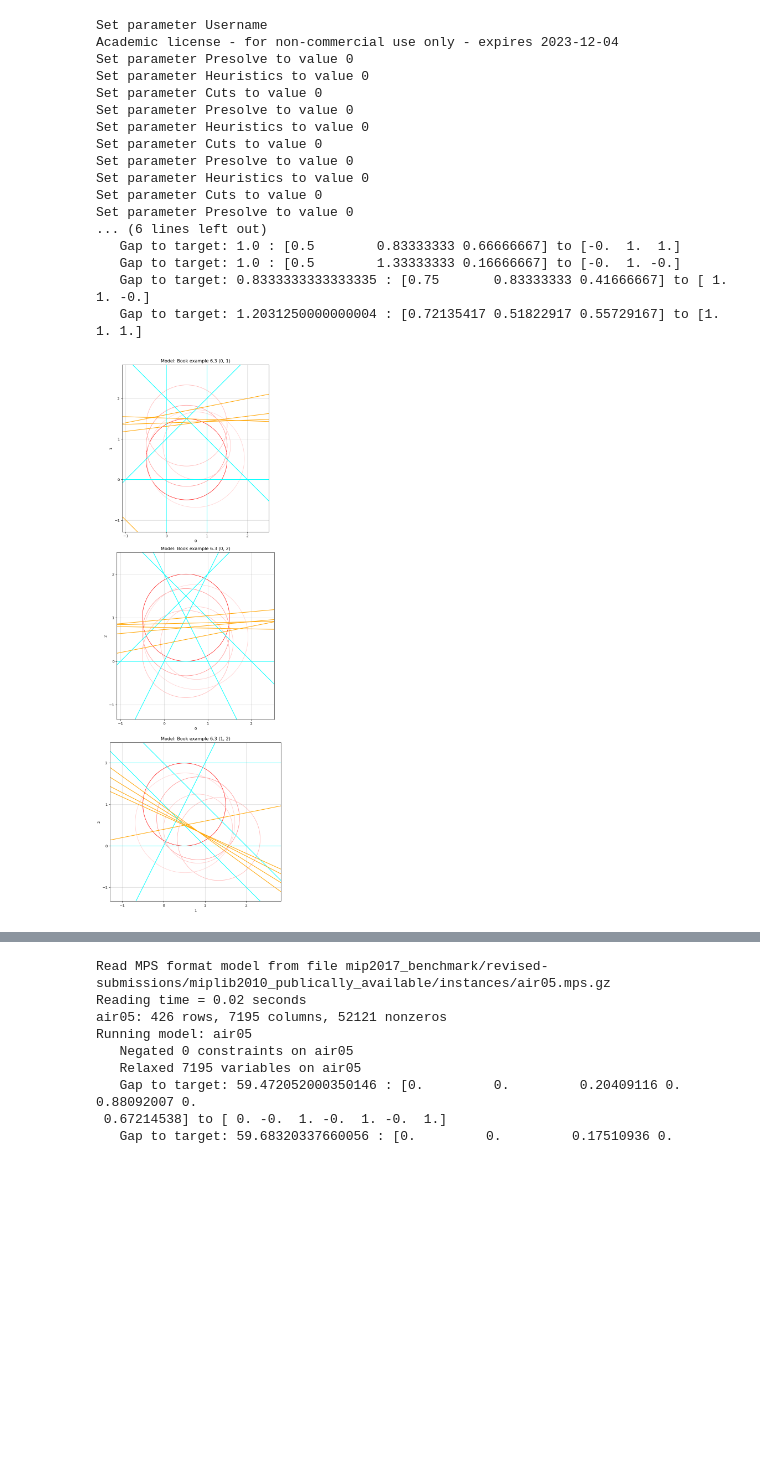
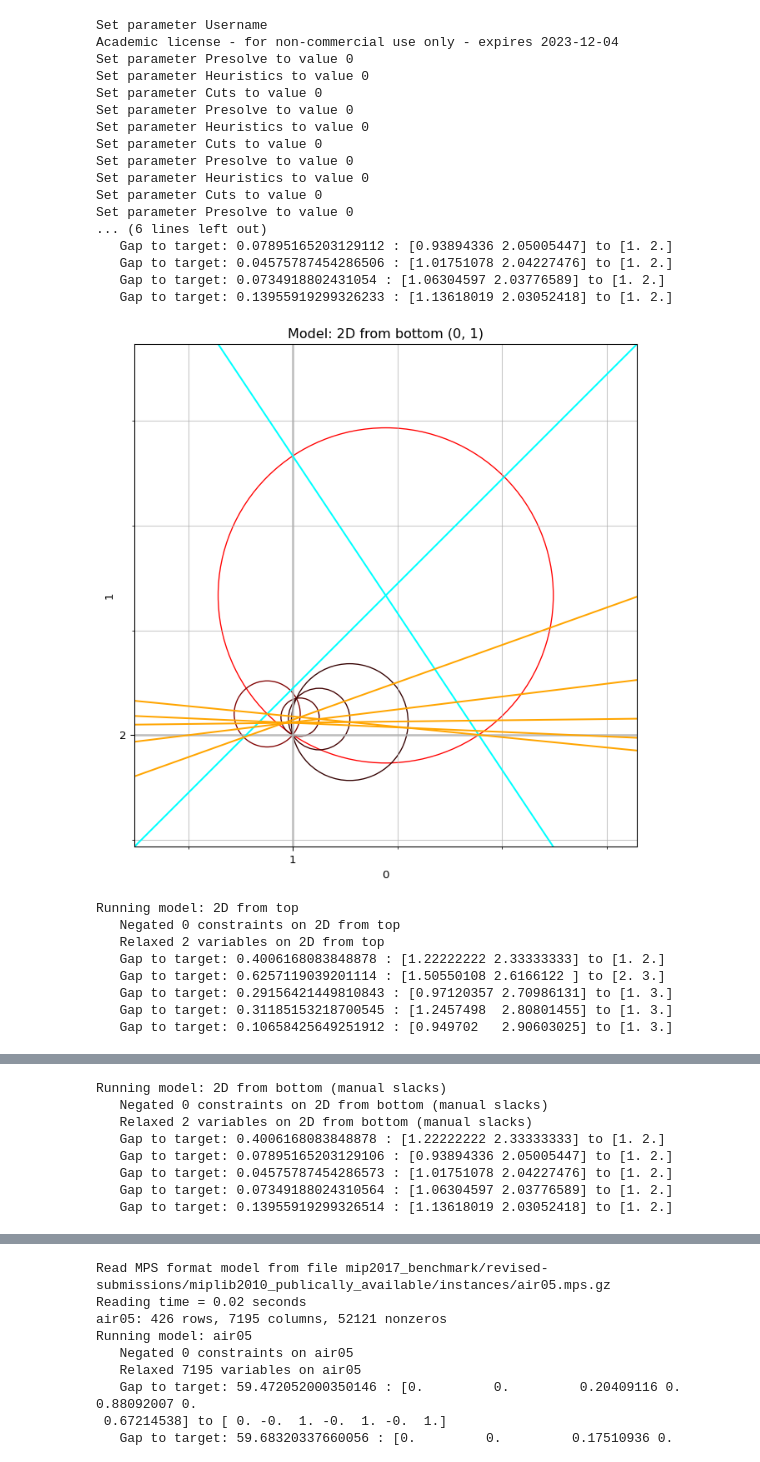
Before and after one commit to BrannonKing/intersection_cuts, a Jupyter notebook: main.ipynb, the cells around one changed output, grey strips where cells are left out. Saved outputs shown, nothing was run; the diff lists cells and outputs as text; code cells hidden in the pictures; blank space fills up the shorter version.

```diff
--- a/main.ipynb
+++ b/main.ipynb
@@ -25,7 +25,7 @@ def add_balas_ball_cut(relaxed: gp.Model, target, integer_vars, integer_idx, plo
     # get the length of that vector via norm1 (plus 1 if we're an int column)
     # add our cut: sum_j(x_j/a_j)
 
-    norm = 1
+    norm = 2
     current = integer_vars.X
     radius = np.linalg.norm(current - target, norm)
     if radius <= relaxed.params.FeasibilityTol:
@@ -103,36 +103,44 @@ def run_cuts_to_nearest_int(instances, cut_function, loops=5, graph_2D_3D=True):
         gu.standardize_lt_to_gt(model)
         int_vars, int_idx = gu.relax_int_or_bin_to_continuous(model)
         plotter = pu.create(model) if graph_2D_3D else None
         for i in range(loops):
             model.optimize()
             if model.Status != gp.GRB.OPTIMAL:
                 print("   FAILED! Status:", model.Status)
                 break
             nearest = gu.nearest_integer(int_vars)
             if not cut_function(model, nearest, int_vars, int_idx, plotter):
                 print("   Final score of relaxed:", model.getObjective().getValue())
                 break
         if plotter is not None:
             plotter.render()
 
 # test the cuts on simple examples:
-run_cuts_to_nearest_int(list(el.get_instances().values())[3:], add_balas_ball_cut)
+run_cuts_to_nearest_int(list(el.get_instances().values())[0:3], add_balas_ball_cut)
 # %% [output]
 Set parameter Username
 Academic license - for non-commercial use only - expires 2023-12-04
 Set parameter Presolve to value 0
 Set parameter Heuristics to value 0
 Set parameter Cuts to value 0
 Set parameter Presolve to value 0
 Set parameter Heuristics to value 0
 Set parameter Cuts to value 0
 Set parameter Presolve to value 0
 Set parameter Heuristics to value 0
 Set parameter Cuts to value 0
 Set parameter Presolve to value 0
 ... (6 lines left out)
-   Gap to target: 1.0 : [0.5        0.83333333 0.66666667] to [-0.  1.  1.]
-   Gap to target: 1.0 : [0.5        1.33333333 0.16666667] to [-0.  1. -0.]
-   Gap to target: 0.8333333333333335 : [0.75       0.83333333 0.41666667] to [ 1.  1. -0.]
-   Gap to target: 1.2031250000000004 : [0.72135417 0.51822917 0.55729167] to [1. 1. 1.]
+   Gap to target: 0.07895165203129112 : [0.93894336 2.05005447] to [1. 2.]
+   Gap to target: 0.04575787454286506 : [1.01751078 2.04227476] to [1. 2.]
+   Gap to target: 0.0734918802431054 : [1.06304597 2.03776589] to [1. 2.]
+   Gap to target: 0.13955919299326233 : [1.13618019 2.03052418] to [1. 2.]
-[figure, old version]
+[figure, new version]
+Running model: 2D from top
+   Negated 0 constraints on 2D from top
+   Relaxed 2 variables on 2D from top
+   Gap to target: 0.4006168083848878 : [1.22222222 2.33333333] to [1. 2.]
+   Gap to target: 0.6257119039201114 : [1.50550108 2.6166122 ] to [2. 3.]
+   Gap to target: 0.29156421449810843 : [0.97120357 2.70986131] to [1. 3.]
+   Gap to target: 0.31185153218700545 : [1.2457498  2.80801455] to [1. 3.]
+   Gap to target: 0.10658425649251912 : [0.949702   2.90603025] to [1. 3.]
@@ -139,3 +148,11 @@ Set parameter Presolve to value 0
+Running model: 2D from bottom (manual slacks)
+   Negated 0 constraints on 2D from bottom (manual slacks)
+   Relaxed 2 variables on 2D from bottom (manual slacks)
+   Gap to target: 0.4006168083848878 : [1.22222222 2.33333333] to [1. 2.]
+   Gap to target: 0.07895165203129106 : [0.93894336 2.05005447] to [1. 2.]
+   Gap to target: 0.04575787454286573 : [1.01751078 2.04227476] to [1. 2.]
+   Gap to target: 0.07349188024310564 : [1.06304597 2.03776589] to [1. 2.]
+   Gap to target: 0.13955919299326514 : [1.13618019 2.03052418] to [1. 2.]
 # %%
 # a function to find the hyperplane closest to a point
 def compute_hyperplane_via_lp(x0, b0, tableau, basis, col_to_var, int_idx):
```
Also changed, not shown: parts of 3 cells of this notebook, 3 other files.
